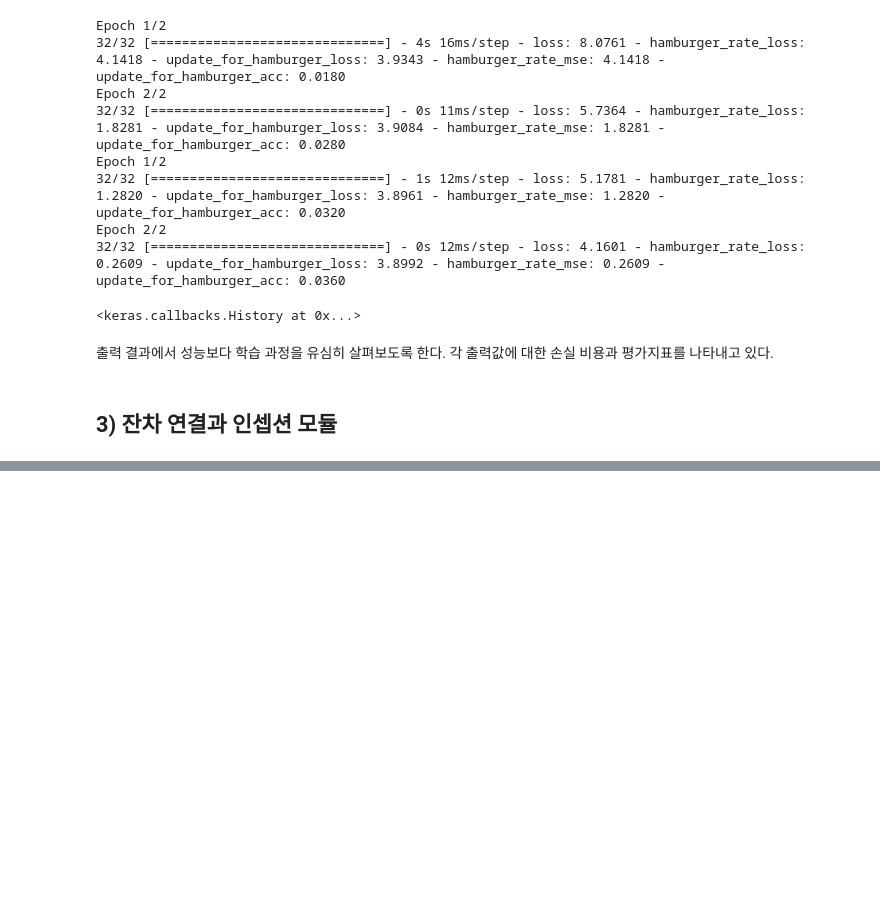
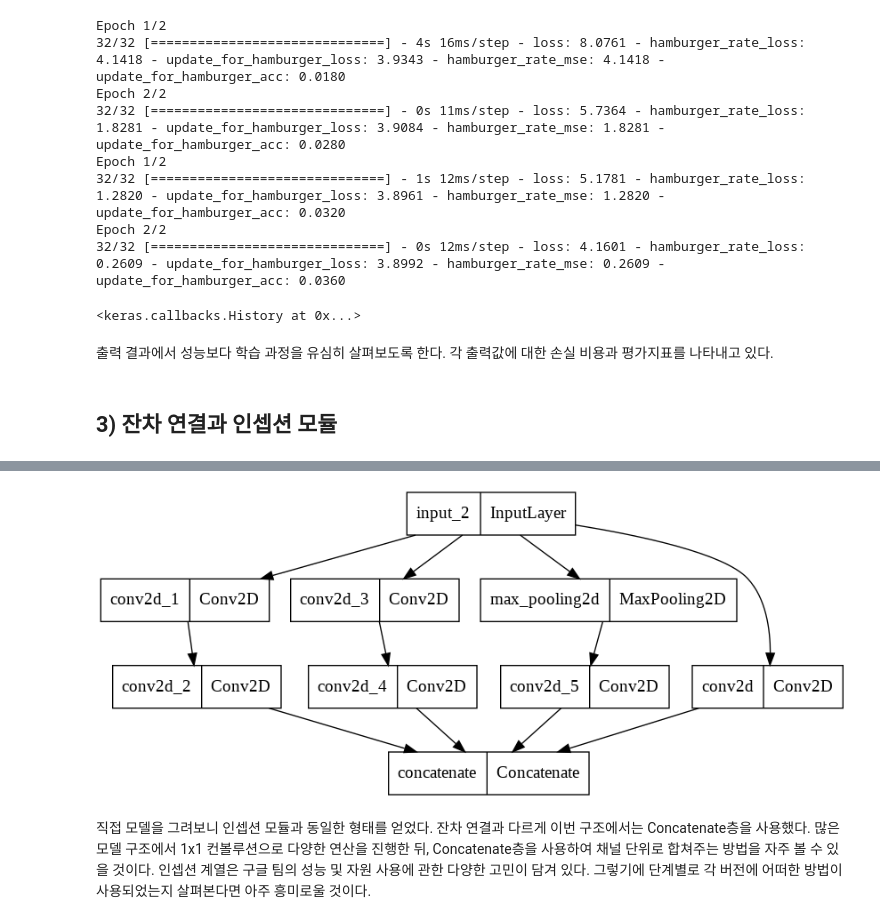
Before and after one commit to spacemaninSeoul/justpractice, a Jupyter notebook: composition_methods_of_keras.ipynb, the cells around one changed output, grey strips where cells are left out. Drawn from its saved outputs; the diff is of its cells as text; code cells hidden in the pictures; blank space fills up the shorter version.

```diff
--- a/composition_methods_of_keras.ipynb
+++ b/composition_methods_of_keras.ipynb
@@ -365,0 +454,33 @@ Epoch 2/2
+# %%
+# 인셉션 모듈을 사용하여 모델 구성하기
+from tensorflow.keras.layers import Conv2D, MaxPooling2D, Activation, Concatenate
+from tensorflow.keras.layers import Input, GlobalAveragePooling2D, Dense
+from tensorflow.keras.models import Model
+
+def inception_module(x):
+  x_1 = Conv2D(32, (1, 1), activation = 'relu')(x)
+
+  x_2 = Conv2D(48, (1, 1), activation = 'relu')(x)
+  x_2 = Conv2D(64, (3, 3), activation = 'relu', padding = 'same')(x_2)
+
+  x_3 = Conv2D(16, (1, 1), activation = 'relu')(x)
+  x_3 = Conv2D(16, (5, 5), activation = 'relu', padding = 'same')(x_3)
+
+  x_4 = MaxPooling2D(pool_size = (3, 3), strides = 1, padding = 'same')(x)
+  x_4 = Conv2D(32, (1, 1), activation = 'relu')(x_4)
+
+  output = Concatenate()([x_1, x_2, x_3, x_4])
+
+  return output
+
+inputs = Input(shape = (224, 224, 3))
+x = inception_module(inputs)
+
+model = Model(inputs = inputs, outputs = x)
+
+from tensorflow.keras.utils import plot_model
+plot_model(model)
+# %% [output]
+[figure, added]
+# %% [markdown]
+직접 모델을 그려보니 인셉션 모듈과 동일한 형태를 얻었다. 잔차 연결과 다르게 이번 구조에서는 Concatenate층을 사용했다. 많은 모델 구조에서 1x1 컨볼루션으로 다양한 연산을 진행한 뒤, Concatenate층을 사용하여 채널 단위로 합쳐주는 방법을 자주 볼 수 있을 것이다. 인셉션 계열은 구글 팀의 성능 및 자원 사용에 관한 다양한 고민이 담겨 있다. 그렇기에 단계별로 각 버전에 어떠한 방법이 사용되었는지 살펴본다면 아주 흥미로울 것이다.
```
Also changed, not shown: parts of 34 cells of this notebook.
